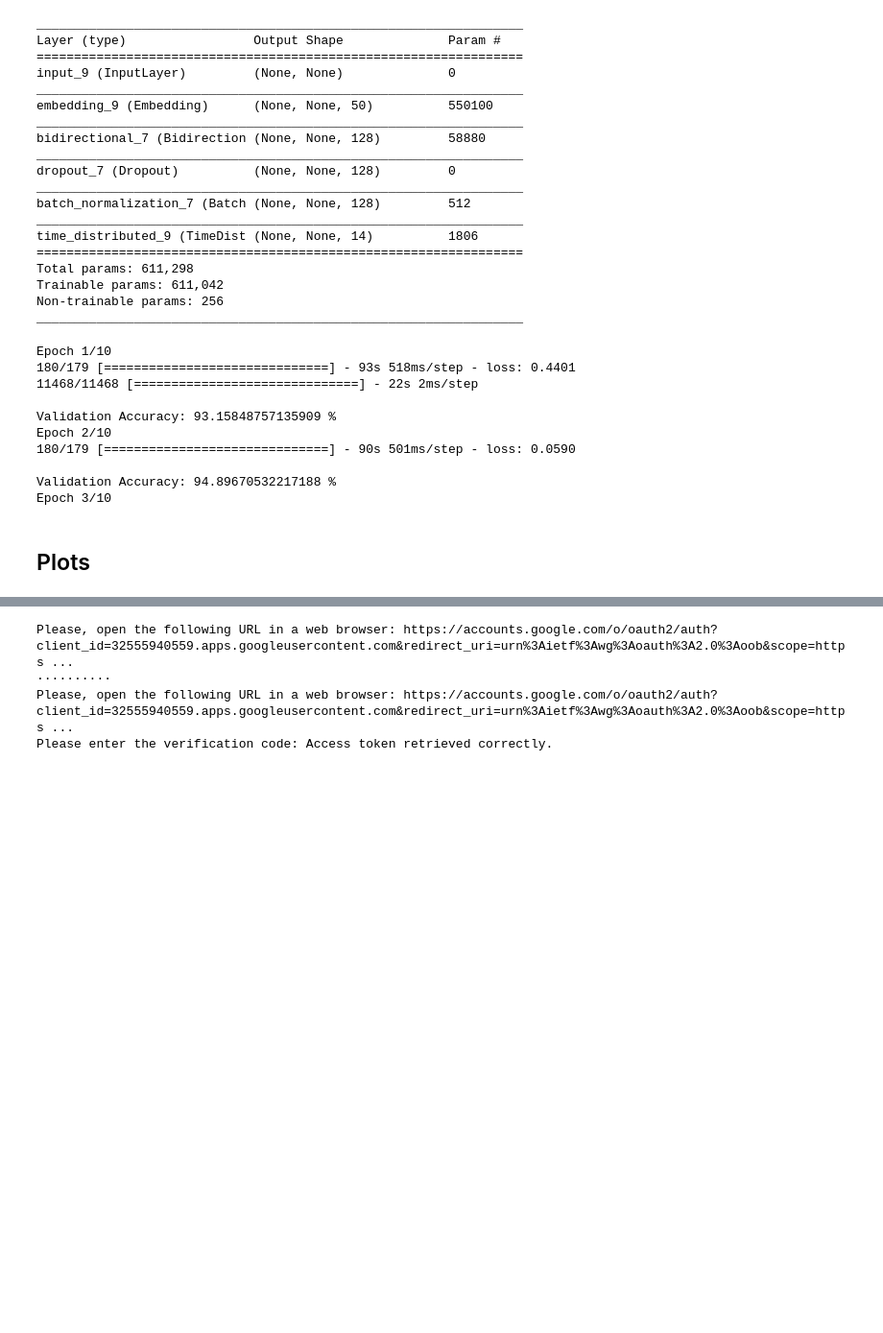
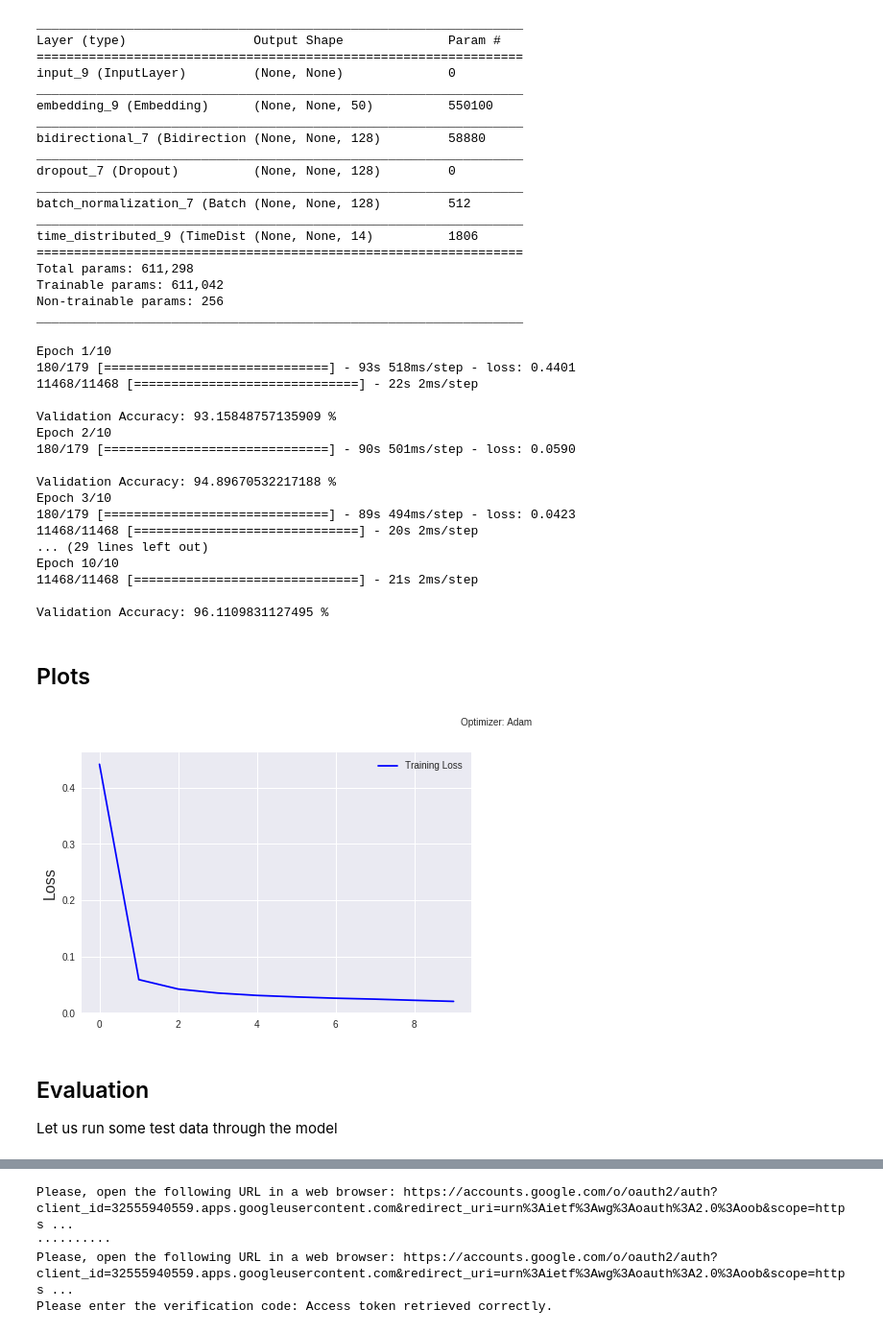
Before and after one commit to divya-r-kamat/POS-tagger, a Jupyter notebook: POS_Tagger.ipynb, the cells around one changed output, grey strips where cells are left out. Shown: that part at 96% size. Drawn from its saved outputs; the diff is of its cells as text; code cells hidden in the pictures; blank space fills up the shorter version.

Commit message:
trained model

```diff
--- a/POS_Tagger.ipynb
+++ b/POS_Tagger.ipynb
@@ -111,9 +111,10 @@ We will use numerical representation for each word and feed to the model.
 # %%
 # converts the tokens to its numerical representation
 # output: (m, max sequence length)
-def convert_to_num(sentences, token_to_idx, pad=0, dtype='int32', time_major=False):
+def convert_to_num(sentences, token_to_idx, pad=0, dtype='int32'):
     # find the max sentence length
     max_sent_len = max(map(len, sentences))
+
     # create the matrix
     mat = np.empty([len(sentences), max_sent_len], dtype)
     # fill with padding
@@ -124,8 +125,5 @@ def convert_to_num(sentences, token_to_idx, pad=0, dtype='int32', time_major=Fal
         num_row = [token_to_idx[token] for token in sentence]
         mat[i, :len(num_row)] = num_row
 
-    if time_major:
-        return mat.T
-    else:
-        return mat
+    return mat
 # %%
@@ -239,7 +251,7 @@ Non-trainable params: 256
 _________________________________________________________________
 # %%
 adam = keras.optimizers.Adam(clipvalue=1.5)
-model.compile(adam, loss='categorical_crossentropy')
+model.compile(adam, loss='categorical_crossentropy', metrics=['accuracy'])
 
 with tf.device('/gpu:0'):
   hist = model.fit_generator(generate_model_batches(train_data, batch_size=256),steps_per_epoch=len(train_data)/256,
@@ -255,6 +267,13 @@ Epoch 2/10
 
 Validation Accuracy: 94.89670532217188 %
 Epoch 3/10
+180/179 [==============================] - 89s 494ms/step - loss: 0.0423
+11468/11468 [==============================] - 20s 2ms/step
+... (29 lines left out)
+Epoch 10/10
+11468/11468 [==============================] - 21s 2ms/step
+
+Validation Accuracy: 96.1109831127495 %
 # %%
 # save the model and its weights
 model.save_weights('drive/Colab Notebooks/weights.h5')
@@ -268,0 +285,15 @@ tr_acc = hist.History['acc']
+# %%
+# loss plot
+plt.figure(figsize=(16,5))
+plt.subplot(1,2,1)
+plt.suptitle('Optimizer: Adam', fontsize=10)
+plt.ylabel('Loss', fontsize=16)
+plt.plot(hist.history['loss'], color='b', label='Training Loss')
+plt.legend(loc='upper right')
+
+plt.show()
+# %% [output]
+[figure, added]
+# %% [markdown]
+## Evaluation
+Let us run some test data through the model
```
Also changed, not shown: parts of 6 cells of this notebook.
